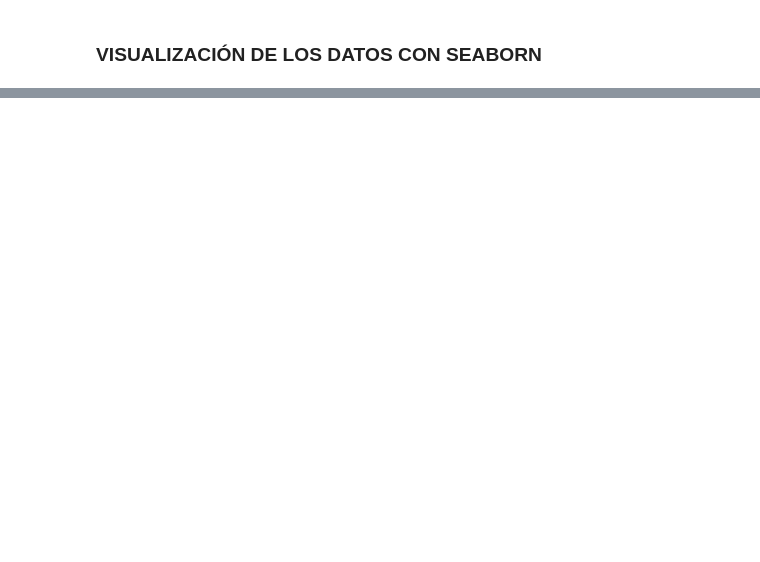
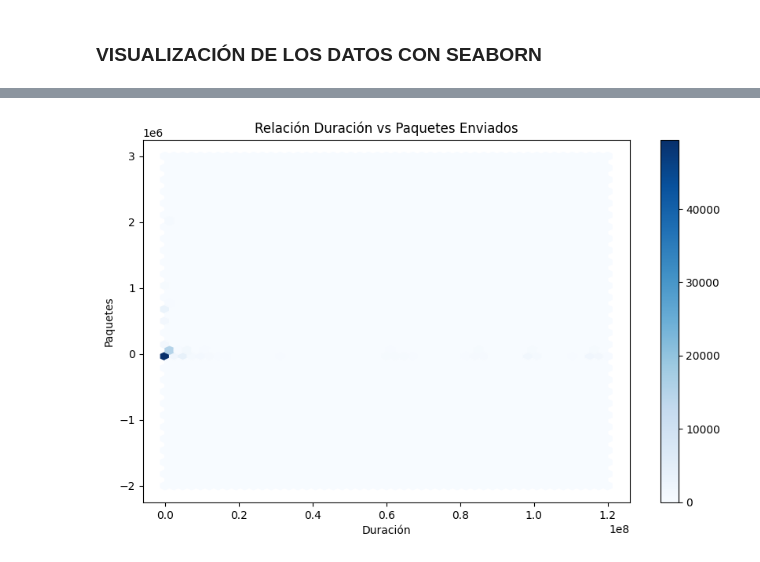
Before and after one commit to Rocpa/CICIDS2K17_RandomForest, a Jupyter notebook: eda.ipynb, the cells around one changed output, grey strips where cells are left out. Drawn from its saved outputs; the diff is of its cells as text; code cells hidden in the pictures; blank space fills up the shorter version.

```diff
--- a/eda.ipynb
+++ b/eda.ipynb
@@ -46,0 +87,15 @@ df.describe(include='all')
+# %%
+plt.figure(figsize=(10, 6))
+plt.hexbin(
+    df_sample[' Flow Duration'],
+    df_sample[' Flow Packets/s'],
+    gridsize=50,
+    cmap='Blues'
+)
+plt.colorbar()
+plt.title('Relación Duración vs Paquetes Enviados')
+plt.xlabel('Duración')
+plt.ylabel('Paquetes')
+plt.show()
+# %% [output]
+[figure, added]
```
Also changed, not shown: parts of 14 cells of this notebook, 1 other file.
